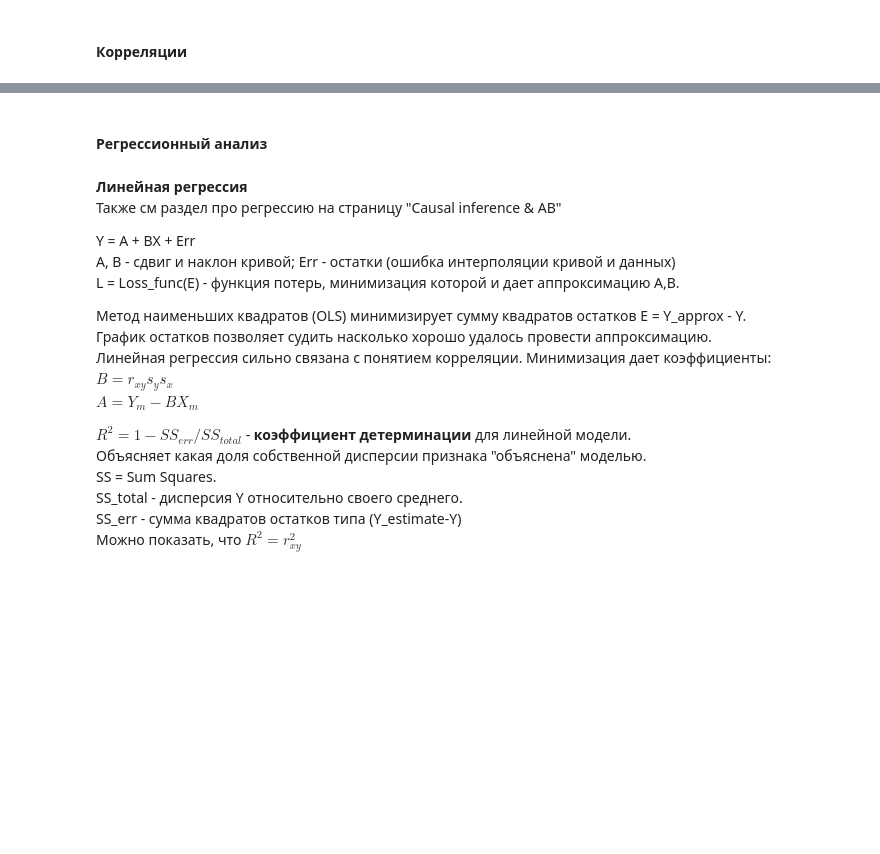
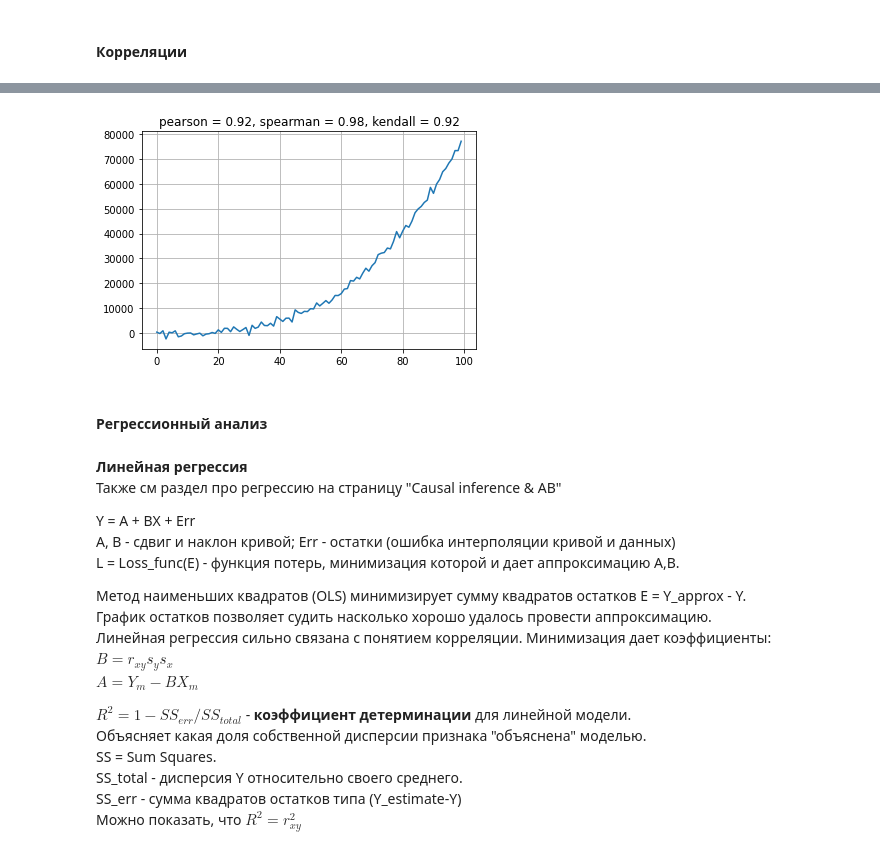
Before and after one commit to gavrevnik/analytics_tools, a Jupyter notebook: Статистика.ipynb, the cells around one changed output, grey strips where cells are left out. Saved outputs shown, nothing was run; the diff lists cells and outputs as text; code cells hidden in the pictures; blank space fills up the shorter version.

```diff
--- a/Статистика.ipynb
+++ b/Статистика.ipynb
@@ -673,3 +635,0 @@ z(k) ~ N, где z - преобразование Фишера.
-# %%
-x = np.random.randint(1, 10, 2000)
-y = np.random.randint(1, 10, 2000)
@@ -701,3 +664,9 @@ np.percentile(stat_list, [2.5, 97.5])
+# %%
+x = np.arange(100); y = 0.08 * x**3 + np.random.normal(0, 1000, len(x))
+s, p, k = np.round((spearmanr(x, y).correlation, pearsonr(x, y)[0], kendalltau(x, y).correlation), 2)
+eda.make_plot('line', {'x' : x, 'y' : y, 'title' : f'pearson = {p}, spearman = {s}, kendall = {k}'})
+# %% [output]
+[figure, added]
 # %% [markdown]
 #### Регрессионный анализ
 # %% [markdown]
```
Also changed, not shown: parts of 13 cells of this notebook, 1 other file.
